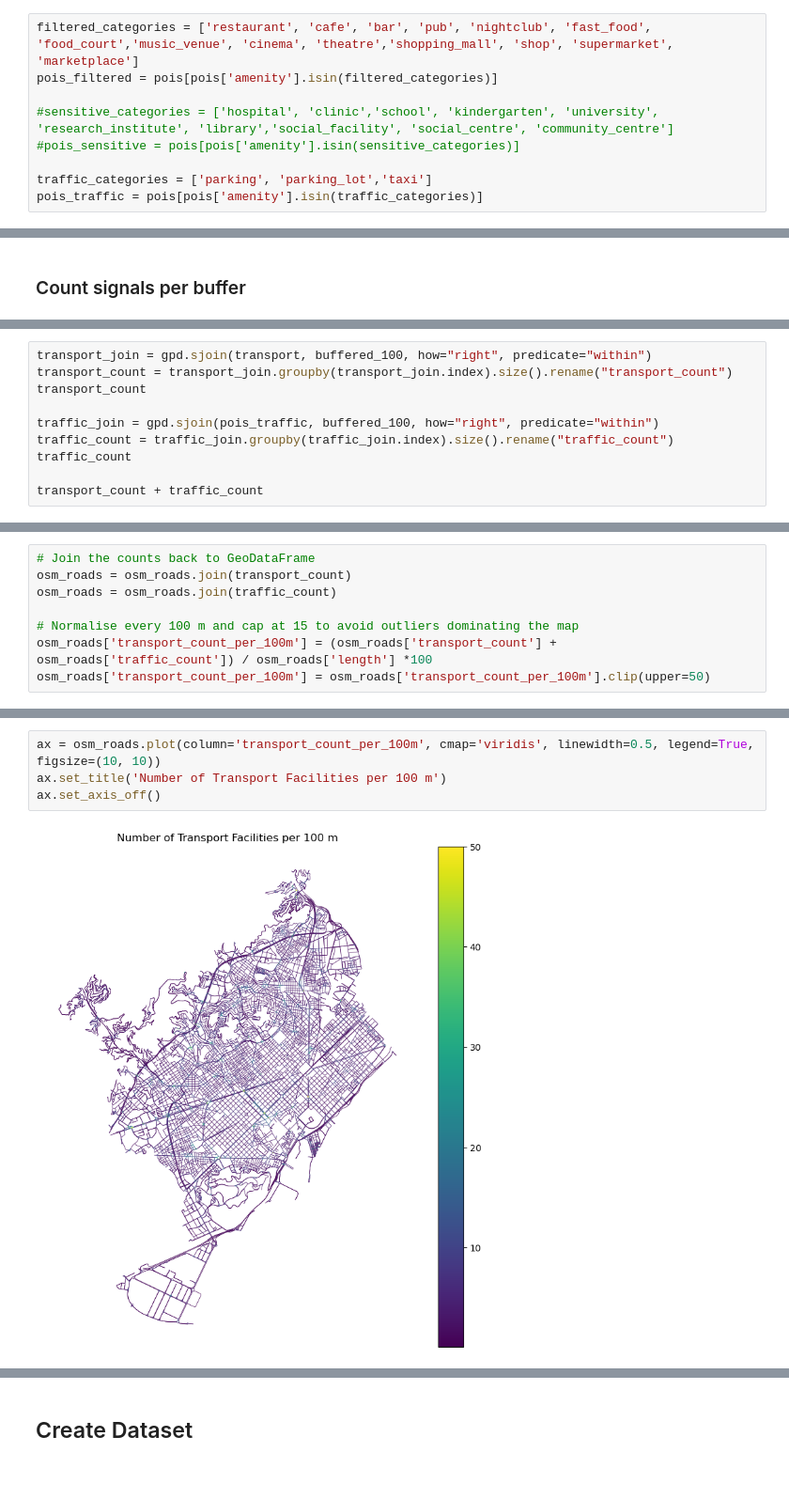
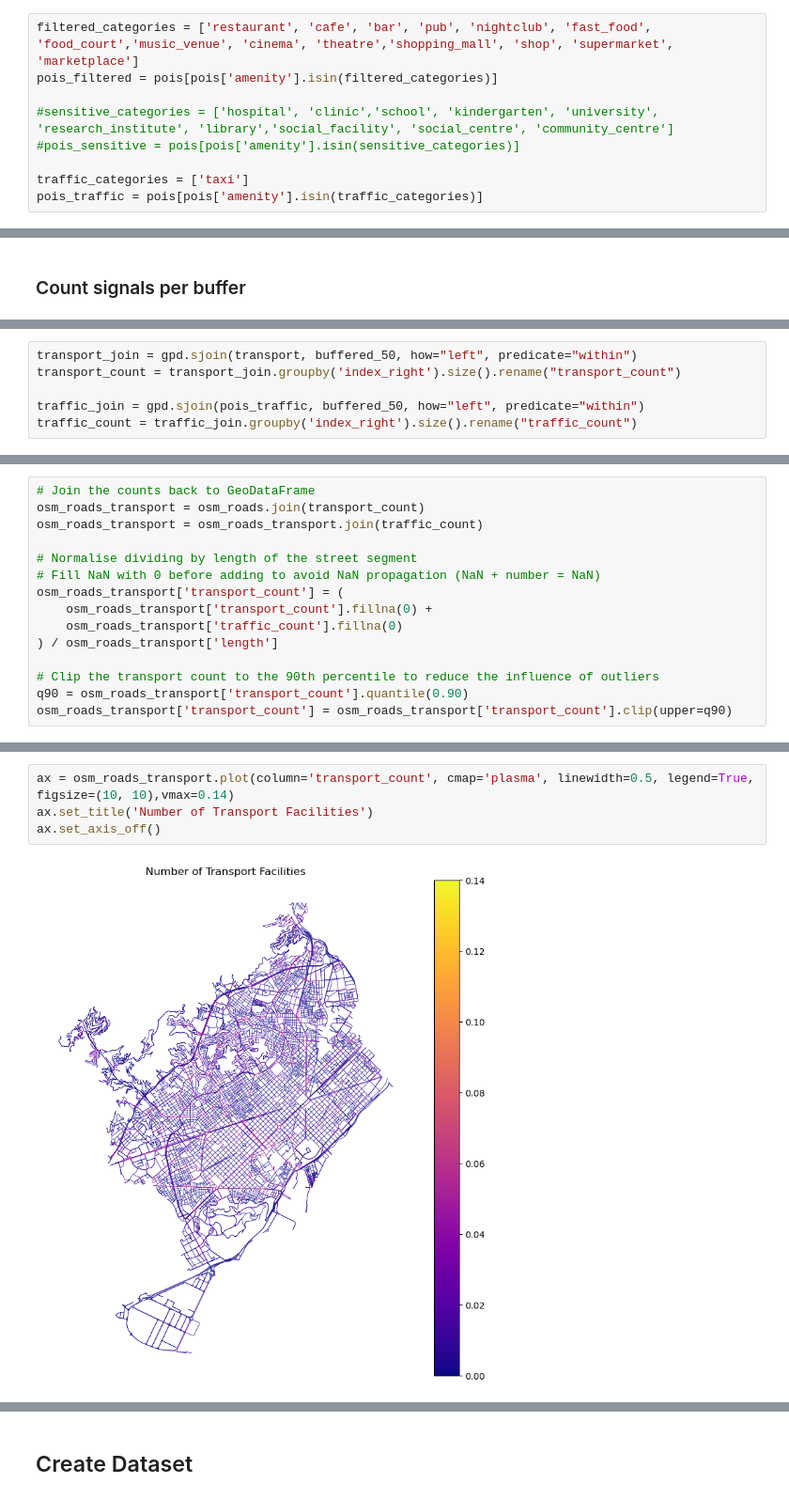
Before and after one commit to AndreaCutroni/ML-Noise-Prediction, a Jupyter notebook: notebooks/_elena/OSM_points_copy.ipynb, the cells around one changed output, grey strips where cells are left out. Shown at 94% size. Drawn from its saved outputs; the diff is of its cells as text.

```diff
--- a/notebooks/_elena/OSM_points_copy.ipynb
+++ b/notebooks/_elena/OSM_points_copy.ipynb
@@ -115,5 +139,5 @@ pois_filtered = pois[pois['amenity'].isin(filtered_categories)]
 #sensitive_categories = ['hospital', 'clinic','school', 'kindergarten', 'university', 'research_institute', 'library','social_facility', 'social_centre', 'community_centre']
 #pois_sensitive = pois[pois['amenity'].isin(sensitive_categories)]
 
-traffic_categories = ['parking', 'parking_lot','taxi']
+traffic_categories = ['taxi']
 pois_traffic = pois[pois['amenity'].isin(traffic_categories)]
@@ -165,11 +220,7 @@ buffered_100['geometry'] = buffered_100.geometry.buffer(100)
 # %%
-transport_join = gpd.sjoin(transport, buffered_100, how="right", predicate="within")
-transport_count = transport_join.groupby(transport_join.index).size().rename("transport_count")
-transport_count
+transport_join = gpd.sjoin(transport, buffered_50, how="left", predicate="within")
+transport_count = transport_join.groupby('index_right').size().rename("transport_count")
 
-traffic_join = gpd.sjoin(pois_traffic, buffered_100, how="right", predicate="within")
-traffic_count = traffic_join.groupby(traffic_join.index).size().rename("traffic_count")
-traffic_count
-
-transport_count + traffic_count
+traffic_join = gpd.sjoin(pois_traffic, buffered_50, how="left", predicate="within")
+traffic_count = traffic_join.groupby('index_right').size().rename("traffic_count")
 # %% [output]
@@ -188,8 +230,15 @@ Length: 16541, dtype: int64
-# %%
-# Join the counts back to GeoDataFrame
-osm_roads = osm_roads.join(transport_count)
-osm_roads = osm_roads.join(traffic_count)
-
-# Normalise every 100 m and cap at 15 to avoid outliers dominating the map
-osm_roads['transport_count_per_100m'] = (osm_roads['transport_count'] + osm_roads['traffic_count']) / osm_roads['length'] *100
-osm_roads['transport_count_per_100m'] = osm_roads['transport_count_per_100m'].clip(upper=50)
+# %%
+# Join the counts back to GeoDataFrame
+osm_roads_transport = osm_roads.join(transport_count)
+osm_roads_transport = osm_roads_transport.join(traffic_count)
+
+# Normalise dividing by length of the street segment
+# Fill NaN with 0 before adding to avoid NaN propagation (NaN + number = NaN)
+osm_roads_transport['transport_count'] = (
+    osm_roads_transport['transport_count'].fillna(0) +
+    osm_roads_transport['traffic_count'].fillna(0)
+) / osm_roads_transport['length']
+
+# Clip the transport count to the 90th percentile to reduce the influence of outliers
+q90 = osm_roads_transport['transport_count'].quantile(0.90)
+osm_roads_transport['transport_count'] = osm_roads_transport['transport_count'].clip(upper=q90)
@@ -196,6 +249,6 @@ osm_roads['transport_count_per_100m'] = osm_roads['transport_count_per_100m'].cl
 # %%
-ax = osm_roads.plot(column='transport_count_per_100m', cmap='viridis', linewidth=0.5, legend=True, figsize=(10, 10))
-ax.set_title('Number of Transport Facilities per 100 m')
+ax = osm_roads_transport.plot(column='transport_count', cmap='plasma', linewidth=0.5, legend=True, figsize=(10, 10),vmax=0.14)
+ax.set_title('Number of Transport Facilities')
 ax.set_axis_off()
 # %% [output]
-[figure, old version]
+[figure, new version]
```
Also changed, not shown: parts of 28 cells of this notebook, 10 other files.
